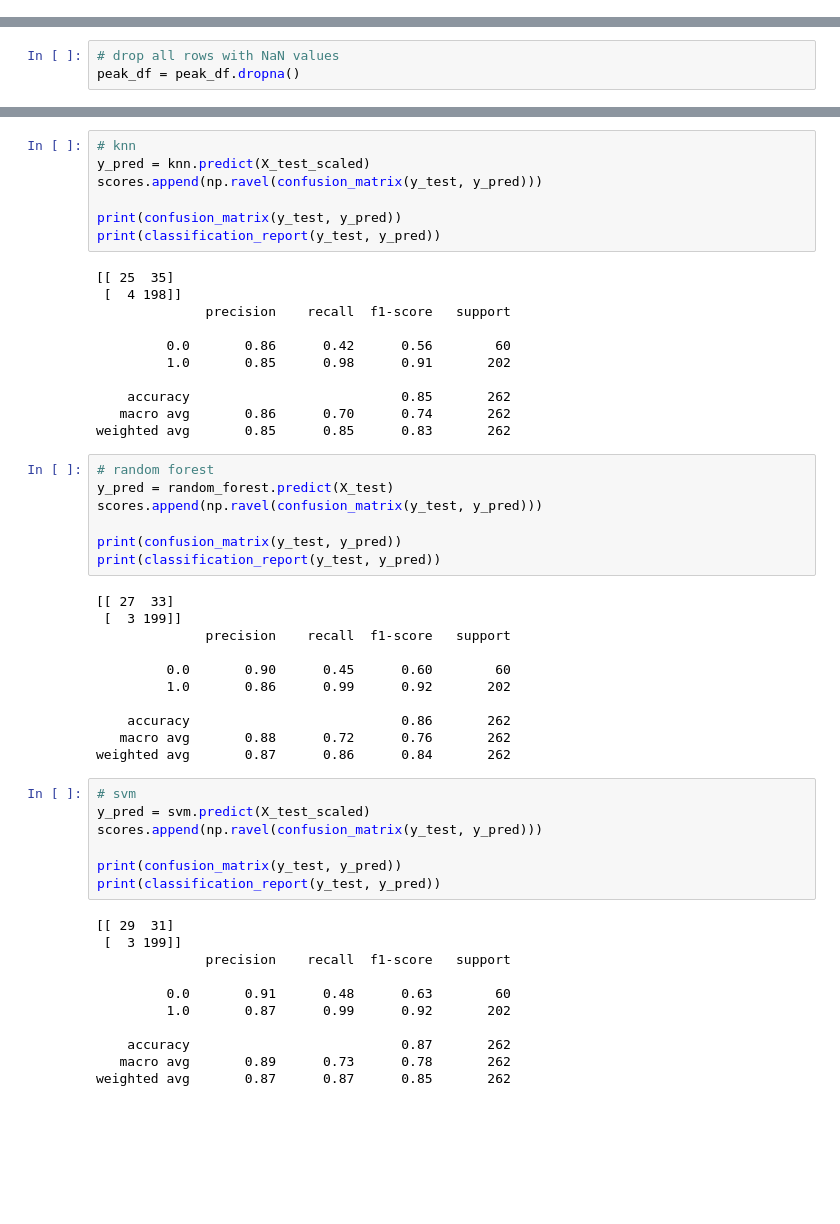
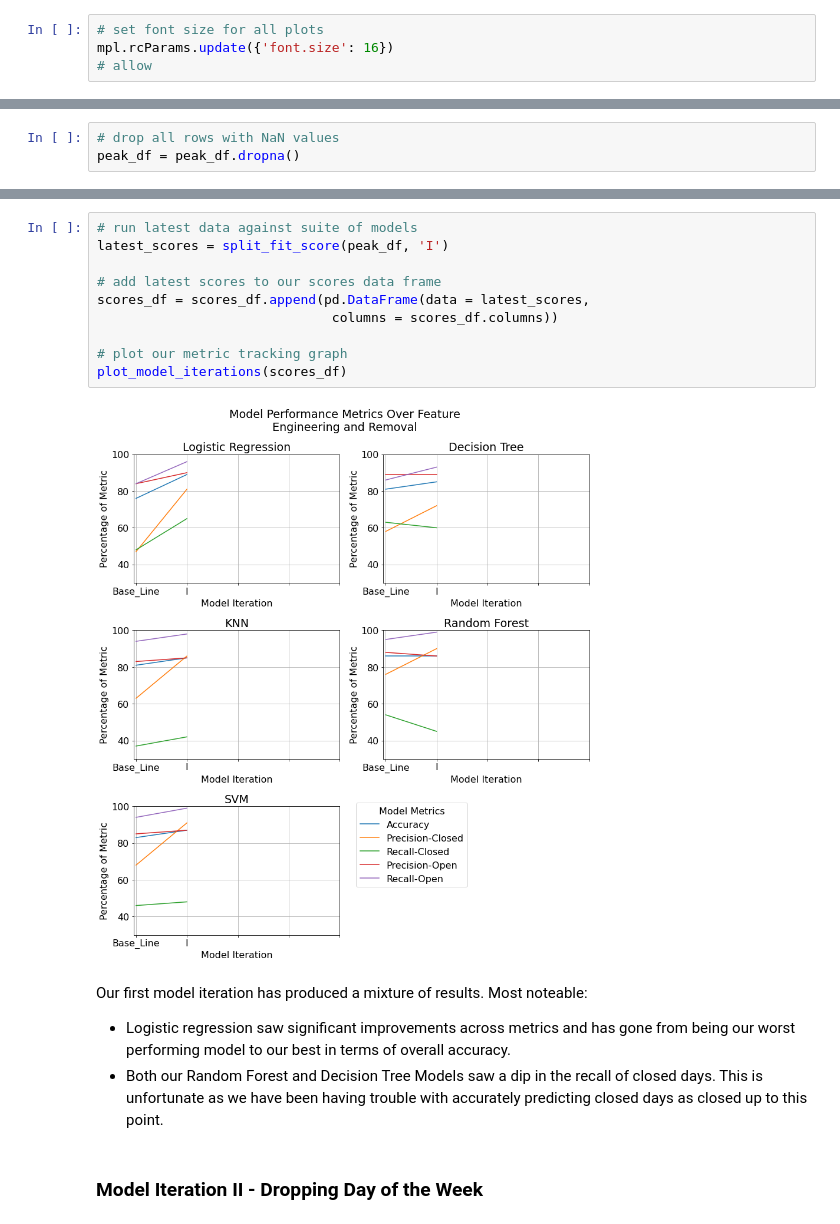
Before and after one commit to wjmatthews/wb_lift_openings, a Jupyter notebook: FeatureEngineeringAndModellingPartII.ipynb, the cells around one changed output, grey strips where cells are left out. Saved outputs shown, nothing was run; the diff lists cells and outputs as text; blank space fills up the shorter version.

Commit message:
Continued with model evaluation up to Model IV, moved model evaluation into several function to allow for easier repeatability

```diff
--- a/FeatureEngineeringAndModellingPartII.ipynb
+++ b/FeatureEngineeringAndModellingPartII.ipynb
@@ -35,6 +36,10 @@ from sklearn.neighbors import KNeighborsClassifier
 from sklearn.ensemble import RandomForestClassifier
 from sklearn.svm import SVC
 from sklearn.metrics import confusion_matrix, classification_report
+# %%
+# set font size for all plots
+mpl.rcParams.update({'font.size': 16})
+# allow
 # %%
 # import data
 pow_day_df = pd.read_csv('./Data/PowDayHistoryClean.csv')
@@ -700,54 +646,18 @@ weighted avg       0.85      0.85      0.85       262
-# %%
-# knn
-y_pred = knn.predict(X_test_scaled)
-scores.append(np.ravel(confusion_matrix(y_test, y_pred)))
-
-print(confusion_matrix(y_test, y_pred))
-print(classification_report(y_test, y_pred))
-# %% [output]
-[[ 25  35]
- [  4 198]]
-              precision    recall  f1-score   support
-
-         0.0       0.86      0.42      0.56        60
-         1.0       0.85      0.98      0.91       202
-
-    accuracy                           0.85       262
-   macro avg       0.86      0.70      0.74       262
-weighted avg       0.85      0.85      0.83       262
-# %%
-# random forest
-y_pred = random_forest.predict(X_test)
-scores.append(np.ravel(confusion_matrix(y_test, y_pred)))
-
-print(confusion_matrix(y_test, y_pred))
-print(classification_report(y_test, y_pred))
-# %% [output]
-[[ 27  33]
- [  3 199]]
-              precision    recall  f1-score   support
-
-         0.0       0.90      0.45      0.60        60
-         1.0       0.86      0.99      0.92       202
-
-    accuracy                           0.86       262
-   macro avg       0.88      0.72      0.76       262
-weighted avg       0.87      0.86      0.84       262
-# %%
-# svm
-y_pred = svm.predict(X_test_scaled)
-scores.append(np.ravel(confusion_matrix(y_test, y_pred)))
-
-print(confusion_matrix(y_test, y_pred))
-print(classification_report(y_test, y_pred))
-# %% [output]
-[[ 29  31]
- [  3 199]]
-              precision    recall  f1-score   support
-
-         0.0       0.91      0.48      0.63        60
-         1.0       0.87      0.99      0.92       202
-
-    accuracy                           0.87       262
-   macro avg       0.89      0.73      0.78       262
-weighted avg       0.87      0.87      0.85       262
+# %%
+# run latest data against suite of models
+latest_scores = split_fit_score(peak_df, 'I')
+
+# add latest scores to our scores data frame
+scores_df = scores_df.append(pd.DataFrame(data = latest_scores,
+                              columns = scores_df.columns))
+
+# plot our metric tracking graph
+plot_model_iterations(scores_df)
+# %% [output]
+[figure, added]
+# %% [markdown]
+Our first model iteration has produced a mixture of results.  Most noteable:
+- Logistic regression saw significant improvements across metrics and has gone from being our worst performing model to our best in terms of overall accuracy.
+- Both our Random Forest and Decision Tree Models saw a dip in the recall of closed days.  This is unfortunate as we have been having trouble with accurately predicting closed days as closed up to this point.
+# %% [markdown]
+### Model Iteration II - Dropping Day of the Week
```
Also changed, not shown: parts of 38 cells of this notebook, 1 other file.
